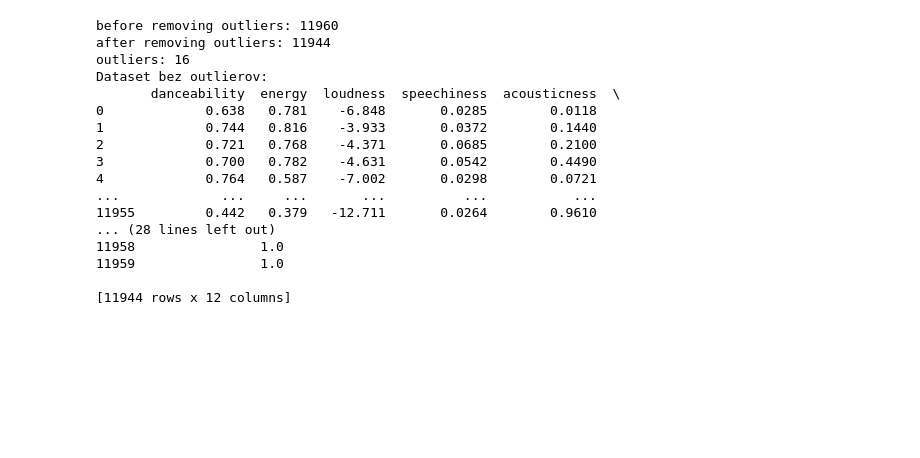
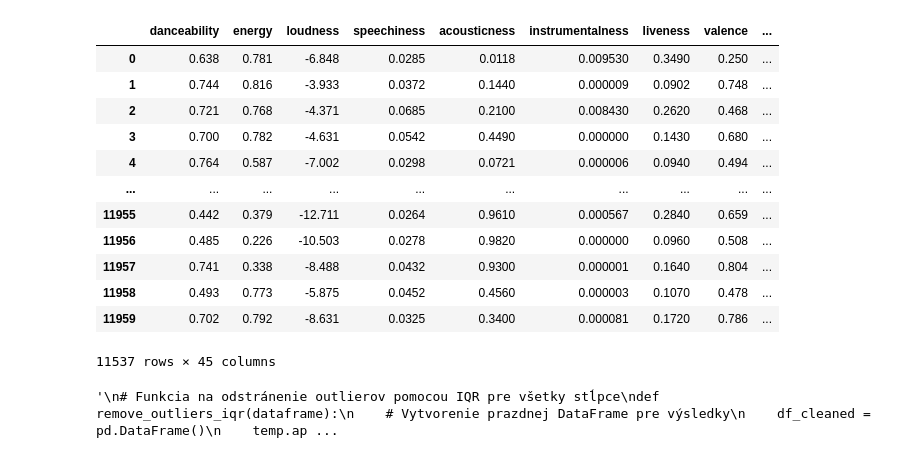
Before and after one commit to LiquiNaut/SUNS-zadanie-1, a Jupyter notebook: main.ipynb, the cells around one changed output. Cells and saved outputs as stored; diff of their text form; code cells hidden in the pictures; blank space fills up the shorter version.

```diff
--- a/main.ipynb
+++ b/main.ipynb
@@ -61,0 +80,5 @@ sns.boxplot(df['danceability'])
+# %%
+# zakodovanie stlpca EXPLICIT cez zmenu data type
+df_without_specified_columns["explicit"] = df_without_specified_columns["explicit"].astype(int)
+
+df_without_specified_columns["explicit"]
@@ -62,11 +119,37 @@ sns.boxplot(df['danceability'])
+# %%
+#One-Hot encodeing pre top-genre
+temp = list(df_without_specified_columns["top_genre"].unique())
+
+df_ohwd = pd.get_dummies(df_without_specified_columns, columns=['top_genre'], prefix='', prefix_sep='')
+
+for i in temp:
+    df_ohwd[i] = df_ohwd[i].astype(int)
+
+df_ohwd
+# %% [output]
+|  | danceability | energy | loudness | speechiness | acousticness | instrumentalness | liveness | valence | ... |
+| 0 | 0.638 | 0.781 | -6.848 | 0.0285 | 0.0118 | 0.009530 | 0.3490 | 0.250 | ... |
+| 1 | 0.744 | 0.816 | -3.933 | 0.0372 | 0.1440 | 0.000009 | 0.0902 | 0.748 | ... |
+| 2 | 0.721 | 0.768 | -4.371 | 0.0685 | 0.2100 | 0.008430 | 0.2620 | 0.468 | ... |
+| 3 | 0.700 | 0.782 | -4.631 | 0.0542 | 0.4490 | 0.000000 | 0.1430 | 0.680 | ... |
+| 4 | 0.764 | 0.587 | -7.002 | 0.0298 | 0.0721 | 0.000006 | 0.0940 | 0.494 | ... |
+| ... | ... | ... | ... | ... | ... | ... | ... | ... | ... |
+| 11955 | 0.442 | 0.379 | -12.711 | 0.0264 | 0.9610 | 0.000567 | 0.2840 | 0.659 | ... |
+| 11956 | 0.485 | 0.226 | -10.503 | 0.0278 | 0.9820 | 0.000000 | 0.0960 | 0.508 | ... |
+| 11957 | 0.741 | 0.338 | -8.488 | 0.0432 | 0.9300 | 0.000001 | 0.1640 | 0.804 | ... |
+| 11958 | 0.493 | 0.773 | -5.875 | 0.0452 | 0.4560 | 0.000003 | 0.1070 | 0.478 | ... |
+| 11959 | 0.702 | 0.792 | -8.631 | 0.0325 | 0.3400 | 0.000081 | 0.1720 | 0.786 | ... |
+11537 rows × 45 columns
 # %%
+'''
 # Funkcia na odstránenie outlierov pomocou IQR pre všetky stĺpce
 def remove_outliers_iqr(dataframe):
     # Vytvorenie prazdnej DataFrame pre výsledky
     df_cleaned = pd.DataFrame()
+    temp.append('explicit')
 
     # Iterovanie cez všetky stĺpce v datasete
-    for column in dataframe.columns:
+    for column in dataframe.drop(columns=temp).columns:
         Q1 = dataframe[column].quantile(0.25)
         Q3 = dataframe[column].quantile(0.75)
         IQR = Q3 - Q1
@@ -75,32 +158,19 @@ def remove_outliers_iqr(dataframe):
         df_cleaned[column] = dataframe[(dataframe[column] >= lower_bound) & (dataframe[column] <= upper_bound)][column]
 
     return df_cleaned
+
+# Zavolanie funkcie na odstránenie outlierov pre všetky stĺpce
+df_cleaned = remove_outliers_iqr(df_ohwd)
+
+print('before removing outliers:', len(df))
+print('after removing outliers:',len(df_cleaned))
+print('outliers:', len(df)-len(df_cleaned))
+
+print("Dataset bez outlierov:")
+print(df_cleaned)
+
+df_cleaned
+'''
+# %% [output]
+'\n# Funkcia na odstránenie outlierov pomocou IQR pre všetky stĺpce\ndef remove_outliers_iqr(dataframe):\n    # Vytvorenie prazdnej DataFrame pre výsledky\n    df_cleaned = pd.DataFrame()\n    temp.ap ...
-# %%
-# Zavolanie funkcie na odstránenie outlierov pre všetky stĺpce
-df_cleaned = remove_outliers_iqr(df)
-
-print('before removing outliers:', len(df))
-print('after removing outliers:',len(df_cleaned))
-print('outliers:', len(df)-len(df_cleaned))
-
-print("Dataset bez outlierov:")
-print(df_cleaned)
-# %% [output]
-before removing outliers: 11960
-after removing outliers: 11944
-outliers: 16
-Dataset bez outlierov:
-       danceability  energy  loudness  speechiness  acousticness  \
-0             0.638   0.781    -6.848       0.0285        0.0118
-1             0.744   0.816    -3.933       0.0372        0.1440
-2             0.721   0.768    -4.371       0.0685        0.2100
-3             0.700   0.782    -4.631       0.0542        0.4490
-4             0.764   0.587    -7.002       0.0298        0.0721
-...             ...     ...       ...          ...           ...
-11955         0.442   0.379   -12.711       0.0264        0.9610
-... (28 lines left out)
-11958                1.0
-11959                1.0
-
-[11944 rows x 12 columns]
 # %%
```
Also changed, not shown: parts of 33 cells of this notebook, 2 other files.
